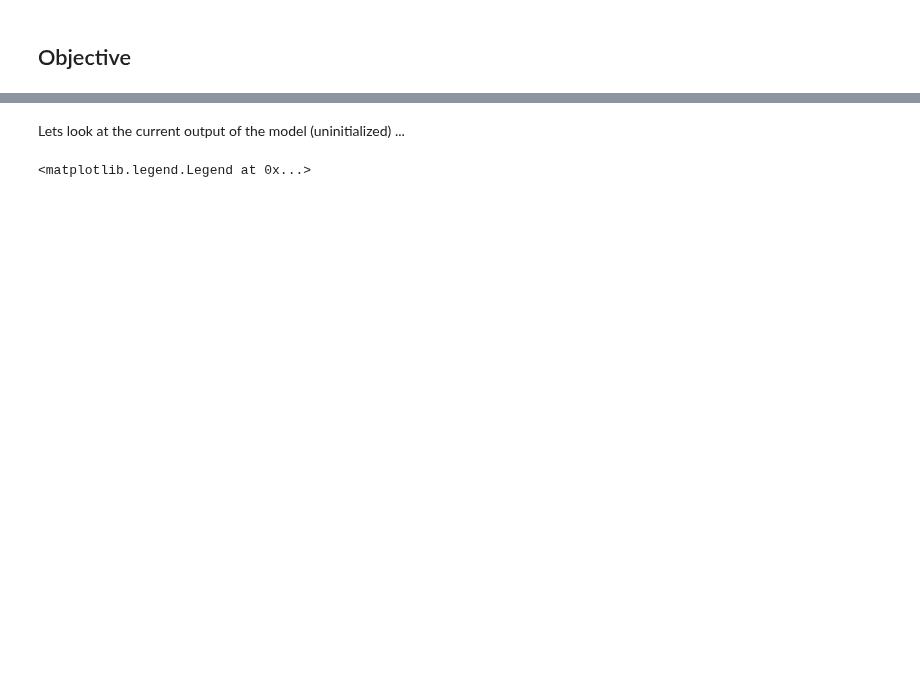
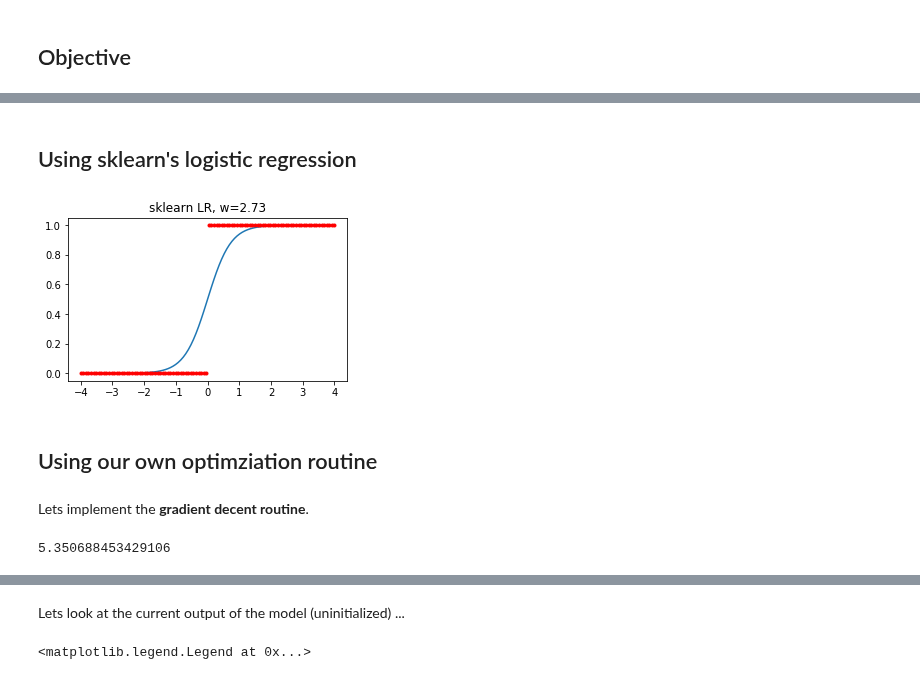
Before and after one commit to rkwitt/teaching, a Jupyter notebook: WS1819/CV/material/code/LogisticRegression.ipynb, the cells around one changed output, grey strips where cells are left out. Saved outputs shown, nothing was run; the diff lists cells and outputs as text; code cells hidden in the pictures; blank space fills up the shorter version.

```diff
--- a/WS1819/CV/material/code/LogisticRegression.ipynb
+++ b/WS1819/CV/material/code/LogisticRegression.ipynb
@@ -70,0 +118,33 @@ Note that we have left-out the inner product notation $\langle \cdot,\cdot \rang
+# %% [markdown]
+## Using sklearn's logistic regression
+# %%
+from sklearn.linear_model import LogisticRegression
+lr = LogisticRegression() # default paramters
+lr.fit(x.reshape(-1,1),z)
+
+x = np.linspace(-4,4,100)
+y = (lr.coef_[0]*x + 0)
+y = np.array(list(map(lambda x: 1/(1+math.exp(-x)), y)))
+
+plt.figure(figsize=(5,3))
+plt.plot(x,y)
+plt.plot(x,z,'r.')
+plt.title('sklearn LR, w={:.2f}'.format(lr.coef_[0][0]));
+# %% [output]
+[figure, added]
+# %% [markdown]
+## Using our own optimziation routine
+# %% [markdown]
+Lets implement the **gradient decent routine**.
+# %%
+w_cur     = 0.1 # initial estimate of w
+alpha     = 0.5 # step_size for gradient descent
+
+for n in range(500): # update 500-times
+    t0 = [v*(sigm(w_cur*v)-y) for v,y in zip(x,z)]
+    grad = np.mean(np.array(t0))
+    w_new = w_cur - alpha*grad
+    w_cur = w_new
+print(w_cur)
+# %% [output]
+5.350688453429106
```
Also changed, not shown: parts of 29 cells of this notebook, 1 other file.
